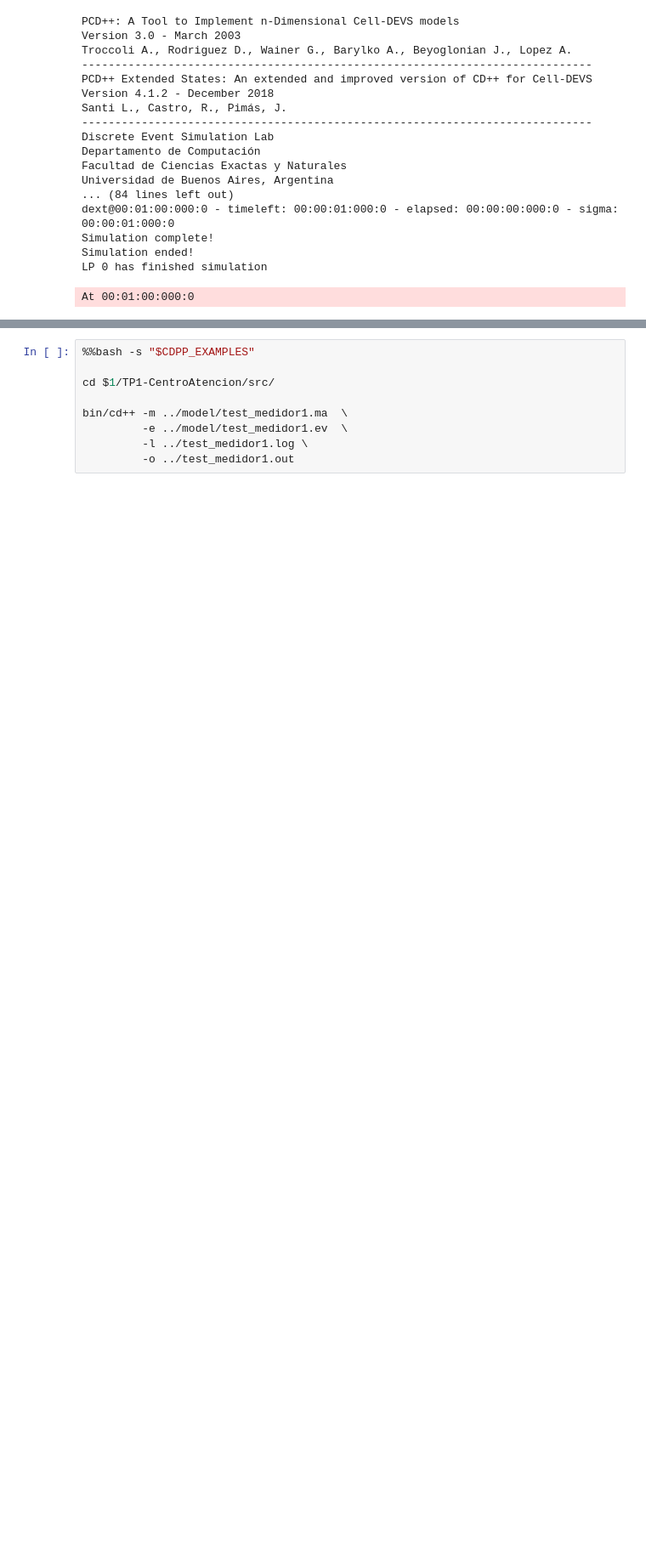
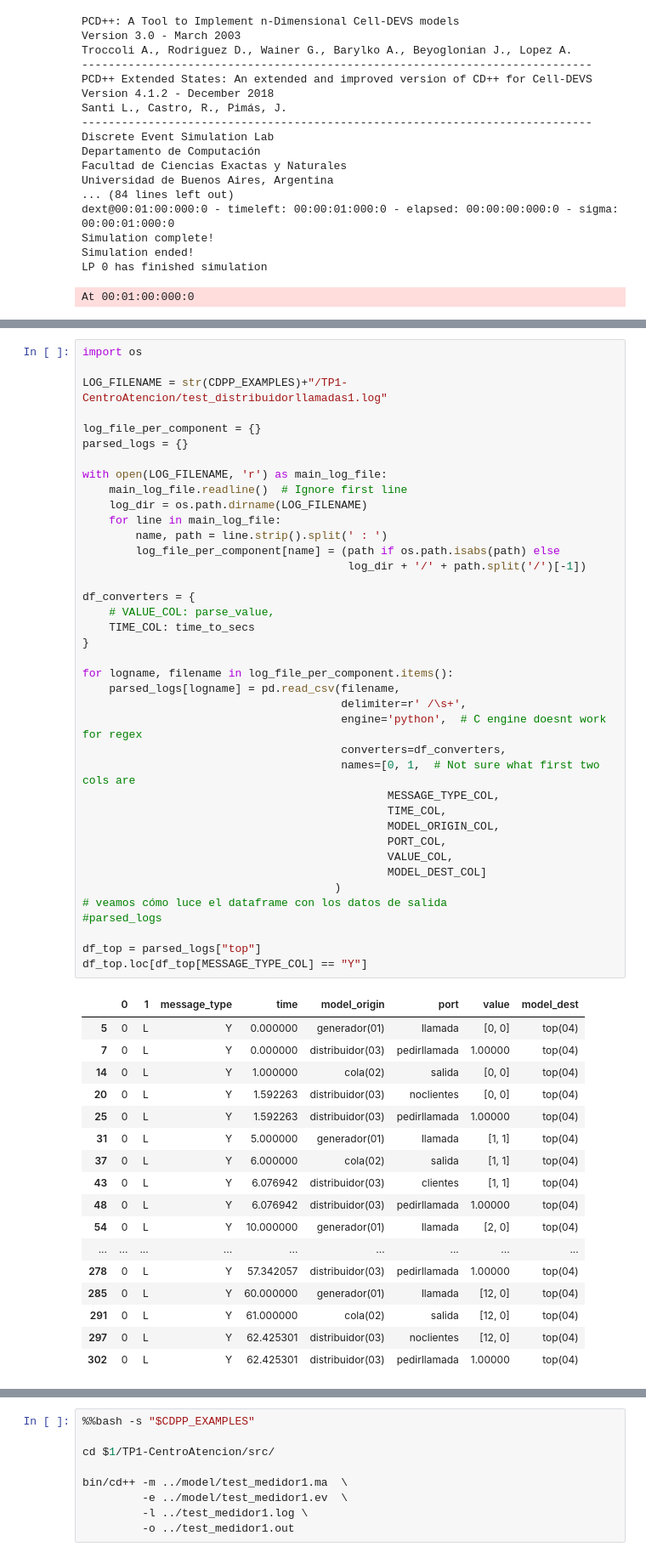
Before and after one commit to giselabelen/SED2021, a Jupyter notebook: TP1_modeloConceptual_G4.ipynb, the cells around one changed output, grey strips where cells are left out. Shown: that part at 85% size. Drawn from its saved outputs; the diff is of its cells as text; blank space fills up the shorter version.

```diff
--- a/TP1_modeloConceptual_G4.ipynb
+++ b/TP1_modeloConceptual_G4.ipynb
@@ -755 +1015,58 @@ bin/cd++ -m ../model/test_distribuidorllamadas1.ma  \
+# %%
+import os
+
+LOG_FILENAME = str(CDPP_EXAMPLES)+"/TP1-CentroAtencion/test_distribuidorllamadas1.log"
+
+log_file_per_component = {}
+parsed_logs = {}
+
+with open(LOG_FILENAME, 'r') as main_log_file:
+    main_log_file.readline()  # Ignore first line
+    log_dir = os.path.dirname(LOG_FILENAME)
+    for line in main_log_file:
+        name, path = line.strip().split(' : ')
+        log_file_per_component[name] = (path if os.path.isabs(path) else
+                                        log_dir + '/' + path.split('/')[-1])
+
+df_converters = {
+    # VALUE_COL: parse_value,
+    TIME_COL: time_to_secs
+}
+
+for logname, filename in log_file_per_component.items():
+    parsed_logs[logname] = pd.read_csv(filename,
+                                       delimiter=r' /\s+',
+                                       engine='python',  # C engine doesnt work for regex
+                                       converters=df_converters,
+                                       names=[0, 1,  # Not sure what first two cols are
+                                              MESSAGE_TYPE_COL,
+                                              TIME_COL,
+                                              MODEL_ORIGIN_COL,
+                                              PORT_COL,
+                                              VALUE_COL,
+                                              MODEL_DEST_COL]
+                                      )
+# veamos cómo luce el dataframe con los datos de salida
+#parsed_logs
+
+df_top = parsed_logs["top"]
+df_top.loc[df_top[MESSAGE_TYPE_COL] == "Y"]
+# %% [output]
+|  | 0 | 1 | message_type | time | model_origin | port | value | model_dest |
+| 5 | 0 | L | Y | 0.000000 | generador(01) | llamada | [0, 0] | top(04) |
+| 7 | 0 | L | Y | 0.000000 | distribuidor(03) | pedirllamada | 1.00000 | top(04) |
+| 14 | 0 | L | Y | 1.000000 | cola(02) | salida | [0, 0] | top(04) |
+| 20 | 0 | L | Y | 1.592263 | distribuidor(03) | noclientes | [0, 0] | top(04) |
+| 25 | 0 | L | Y | 1.592263 | distribuidor(03) | pedirllamada | 1.00000 | top(04) |
+| 31 | 0 | L | Y | 5.000000 | generador(01) | llamada | [1, 1] | top(04) |
+| 37 | 0 | L | Y | 6.000000 | cola(02) | salida | [1, 1] | top(04) |
+| 43 | 0 | L | Y | 6.076942 | distribuidor(03) | clientes | [1, 1] | top(04) |
+| 48 | 0 | L | Y | 6.076942 | distribuidor(03) | pedirllamada | 1.00000 | top(04) |
+| 54 | 0 | L | Y | 10.000000 | generador(01) | llamada | [2, 0] | top(04) |
+| ... | ... | ... | ... | ... | ... | ... | ... | ... |
+| 278 | 0 | L | Y | 57.342057 | distribuidor(03) | pedirllamada | 1.00000 | top(04) |
+| 285 | 0 | L | Y | 60.000000 | generador(01) | llamada | [12, 0] | top(04) |
+| 291 | 0 | L | Y | 61.000000 | cola(02) | salida | [12, 0] | top(04) |
+| 297 | 0 | L | Y | 62.425301 | distribuidor(03) | noclientes | [12, 0] | top(04) |
+| 302 | 0 | L | Y | 62.425301 | distribuidor(03) | pedirllamada | 1.00000 | top(04) |
 # %% [markdown]
```
Also changed, not shown: parts of 38 cells of this notebook.
